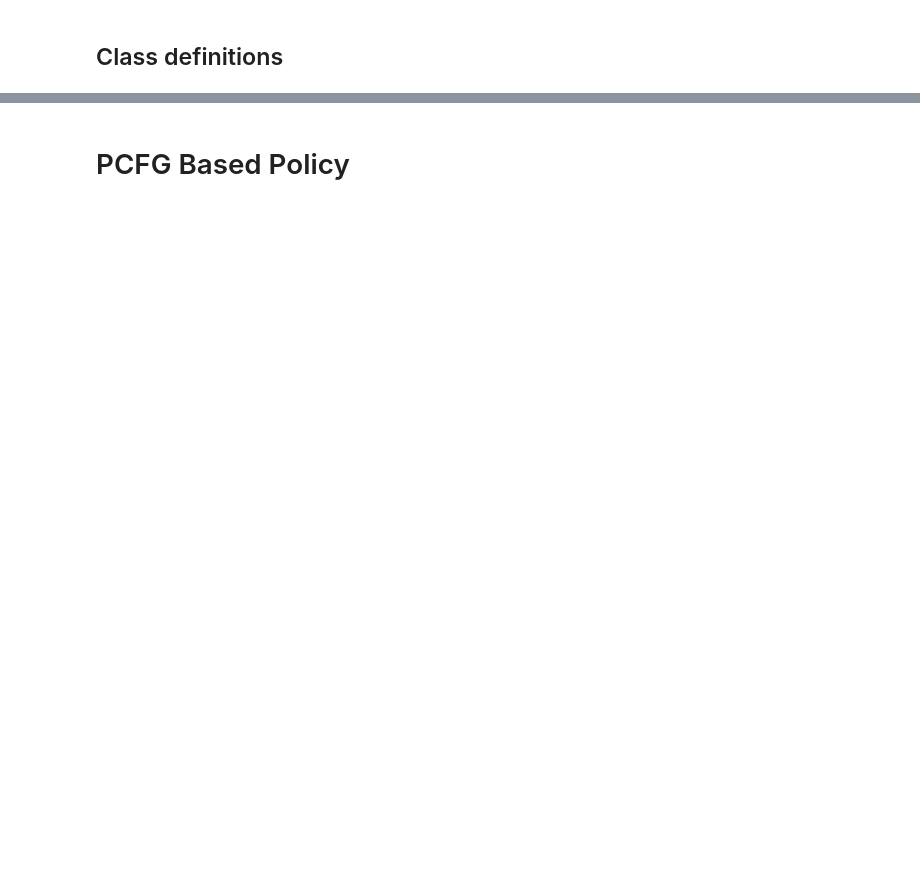
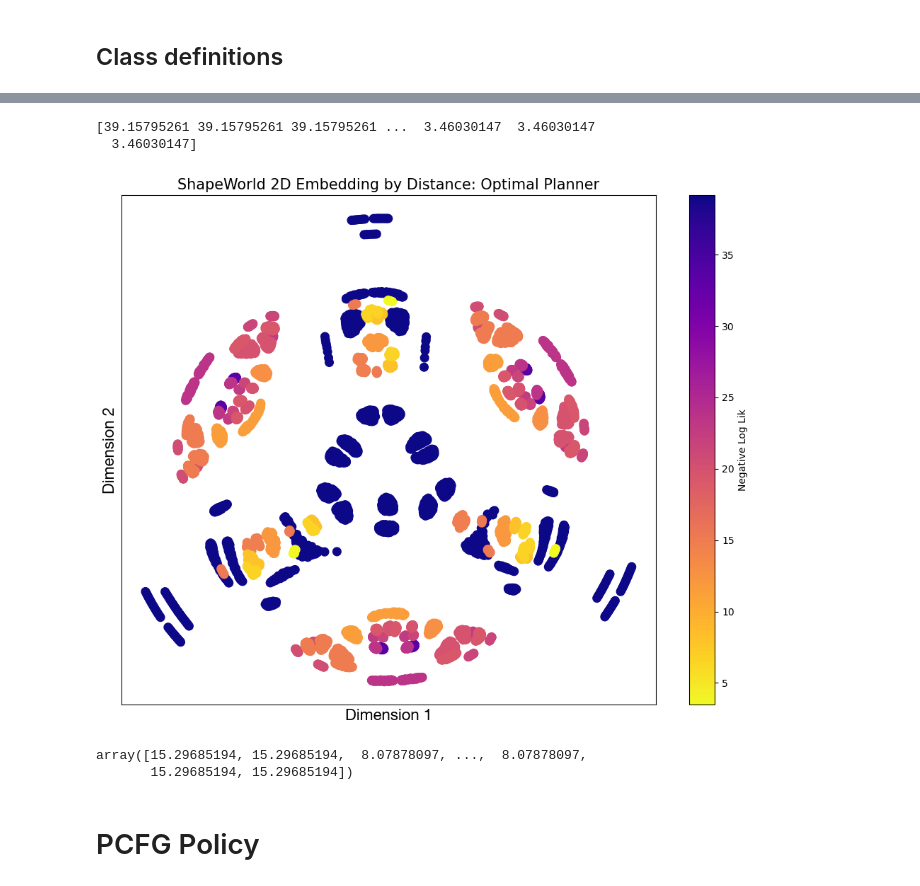
Before and after one commit to zhaobn/goals, a Jupyter notebook: planning/scratch.ipynb, the cells around one changed output, grey strips where cells are left out. Cells and saved outputs as stored; diff of their text form; code cells hidden in the pictures; blank space fills up the shorter version.

Commit message:
Visualization for states spaces using multidimensional scaling

```diff
--- a/planning/scratch.ipynb
+++ b/planning/scratch.ipynb
@@ -121,5 +491,48 @@ value_iteration_states_nll = sorted_df
+# %%
+# Check to see if the mds has been calculated
+
+# Calculate the negative log likelihood of each state
+neg_log_likelihoods = optimal_planner.calc_neg_log_likelihood_all_df()
+
+
+# Set the font properties
+font_path = os.path.abspath('/System/Library/Fonts/HelveticaNeue.ttc')  # Replace with the path to your desired font file
+font_prop = fm.FontProperties(fname=font_path, size=14)
+
+# set deafult style
+matplotlib.rcdefaults()
+
+plt.figure(figsize=(10, 8))
+# Sort the coordinates and likelihoods in descending order based on likelihoods
+sorted_indices = np.argsort(neg_log_likelihoods['Negative Log Lik'])[::-1]
+#print(sorted_indices)
+sorted_coords = optimal_planner.mds[sorted_indices]
+# print(sorted_coords)
+sorted_likelihoods = np.array(neg_log_likelihoods['Negative Log Lik'])[sorted_indices]
+print(sorted_likelihoods)
+# Plot the points with greater likelihoods on top
+plt.scatter(sorted_coords[:, 0], sorted_coords[:, 1], c=sorted_likelihoods, cmap='plasma_r', marker='o', alpha=1, s=70)
+plt.title('ShapeWorld 2D Embedding by Distance: Optimal Planner', fontsize=15)
+plt.xlabel('Dimension 1', fontproperties=font_prop, fontsize=16)  # Set the font properties for x-axis label
+plt.ylabel('Dimension 2', fontproperties=font_prop, fontsize=16)  # Set the font properties for y-axis label
+plt.colorbar(label='Negative Log Lik')
+plt.grid(False)  # Remove gridlines
+
+plt.xticks([])  # Remove x-axis tick labels
+plt.yticks([])  # Remove y-axis tick labels
+plt.tight_layout()  # Adjust spacing
+plt.show()
+# %% [output]
+[39.15795261 39.15795261 39.15795261 ...  3.46030147  3.46030147
+  3.46030147]
+[figure, added]
+# %%
+neg_log_likelihoods["Negative Log Lik"].values
+# %% [output]
+array([15.29685194, 15.29685194,  8.07878097, ...,  8.07878097,
+       15.29685194, 15.29685194])
 # %% [markdown]
-# PCFG Based Policy
+# PCFG Policy
 # %%
 
 class PCFGGoalPolicy(GoalSelectionPolicy[State, Action]):
```
Also changed, not shown: parts of 6 cells of this notebook, 1 other file.
